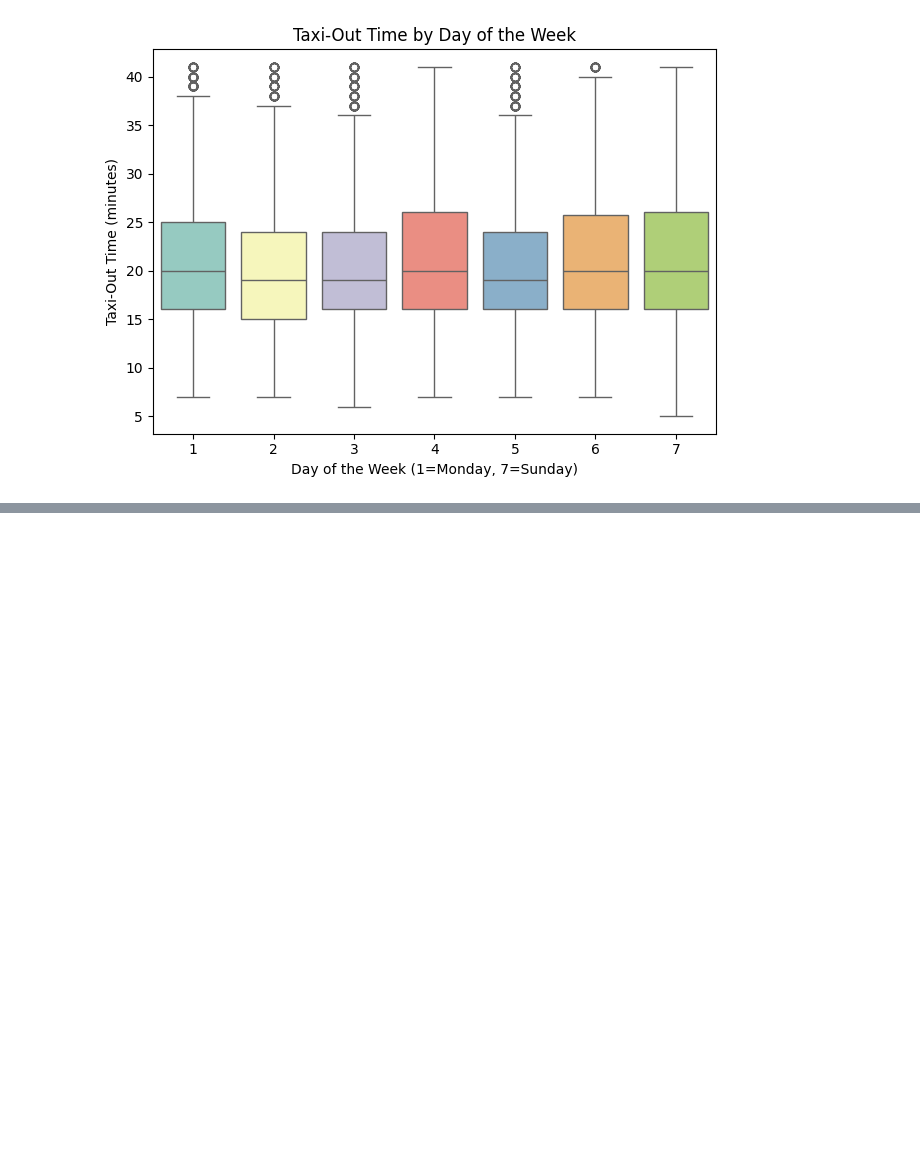
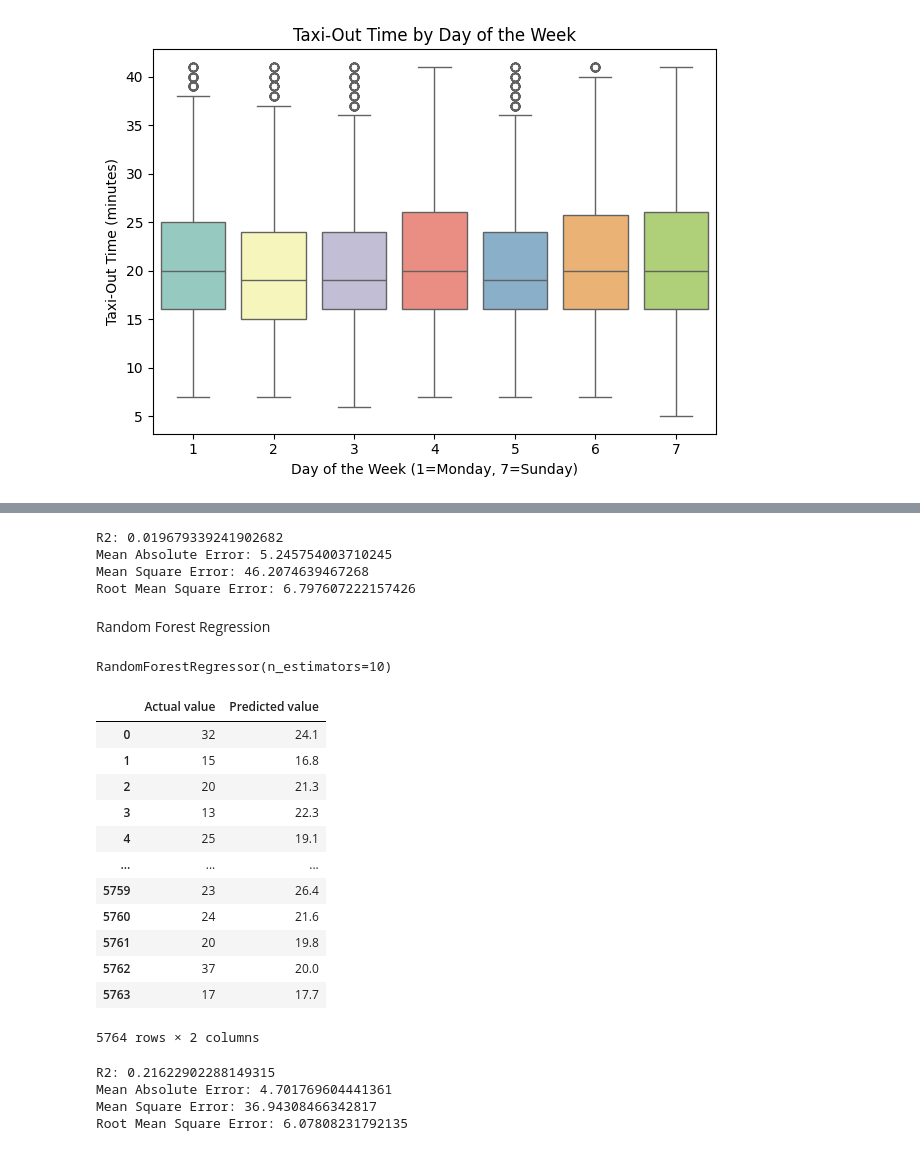
Before and after one commit to bytesbyt/ds_lr_predicting_taxi_out_delay, a Jupyter notebook: ds_predicting_taxi_out_delay.ipynb, the cells around one changed output, grey strips where cells are left out. Saved outputs shown, nothing was run; the diff lists cells and outputs as text; code cells hidden in the pictures; blank space fills up the shorter version.

```diff
--- a/ds_predicting_taxi_out_delay.ipynb
+++ b/ds_predicting_taxi_out_delay.ipynb
@@ -289,0 +421,56 @@ plt.show()
+# %%
+r2 = metrics.r2_score(y_test, y_pred_svr)
+meanABerr = metrics.mean_absolute_error(y_test, y_pred_svr)
+meanSqErr = metrics.mean_squared_error(y_test, y_pred_svr)
+rootMeanSqErr = np.sqrt(metrics.mean_squared_error(y_test, y_pred_svr))
+print('R2:',r2)
+print('Mean Absolute Error:',meanABerr)
+print('Mean Square Error:',meanSqErr)
+print('Root Mean Square Error:',rootMeanSqErr)
+# %% [output]
+R2: 0.019679339241902682
+Mean Absolute Error: 5.245754003710245
+Mean Square Error: 46.2074639467268
+Root Mean Square Error: 6.797607222157426
+# %% [markdown]
+Random Forest Regression
+# %%
+# random forest regression
+reg = RandomForestRegressor(n_estimators=10)
+reg.fit(X_train, y_train)
+# %% [output]
+RandomForestRegressor(n_estimators=10)
+# %%
+# prediction on the test data
+y_pred_rf = reg.predict(X_test)
+# %%
+## put in a dataframe
+pd.DataFrame({'Actual value': y_test, 'Predicted value': y_pred_rf })
+# %% [output]
+|  | Actual value | Predicted value |
+| 0 | 32 | 24.1 |
+| 1 | 15 | 16.8 |
+| 2 | 20 | 21.3 |
+| 3 | 13 | 22.3 |
+| 4 | 25 | 19.1 |
+| ... | ... | ... |
+| 5759 | 23 | 26.4 |
+| 5760 | 24 | 21.6 |
+| 5761 | 20 | 19.8 |
+| 5762 | 37 | 20.0 |
+| 5763 | 17 | 17.7 |
+5764 rows × 2 columns
+# %%
+r2 = metrics.r2_score(y_test, y_pred_rf)
+meanABerr = metrics.mean_absolute_error(y_test, y_pred_rf)
+meanSqErr = metrics.mean_squared_error(y_test, y_pred_rf)
+rootMeanSqErr = np.sqrt(metrics.mean_squared_error(y_test, y_pred_rf))
+print('R2:',r2)
+print('Mean Absolute Error:',meanABerr)
+print('Mean Square Error:',meanSqErr)
+print('Root Mean Square Error:',rootMeanSqErr)
+# %% [output]
+R2: 0.21622902288149315
+Mean Absolute Error: 4.701769604441361
+Mean Square Error: 36.94308466342817
+Root Mean Square Error: 6.07808231792135
```
Also changed, not shown: parts of 19 cells of this notebook.
